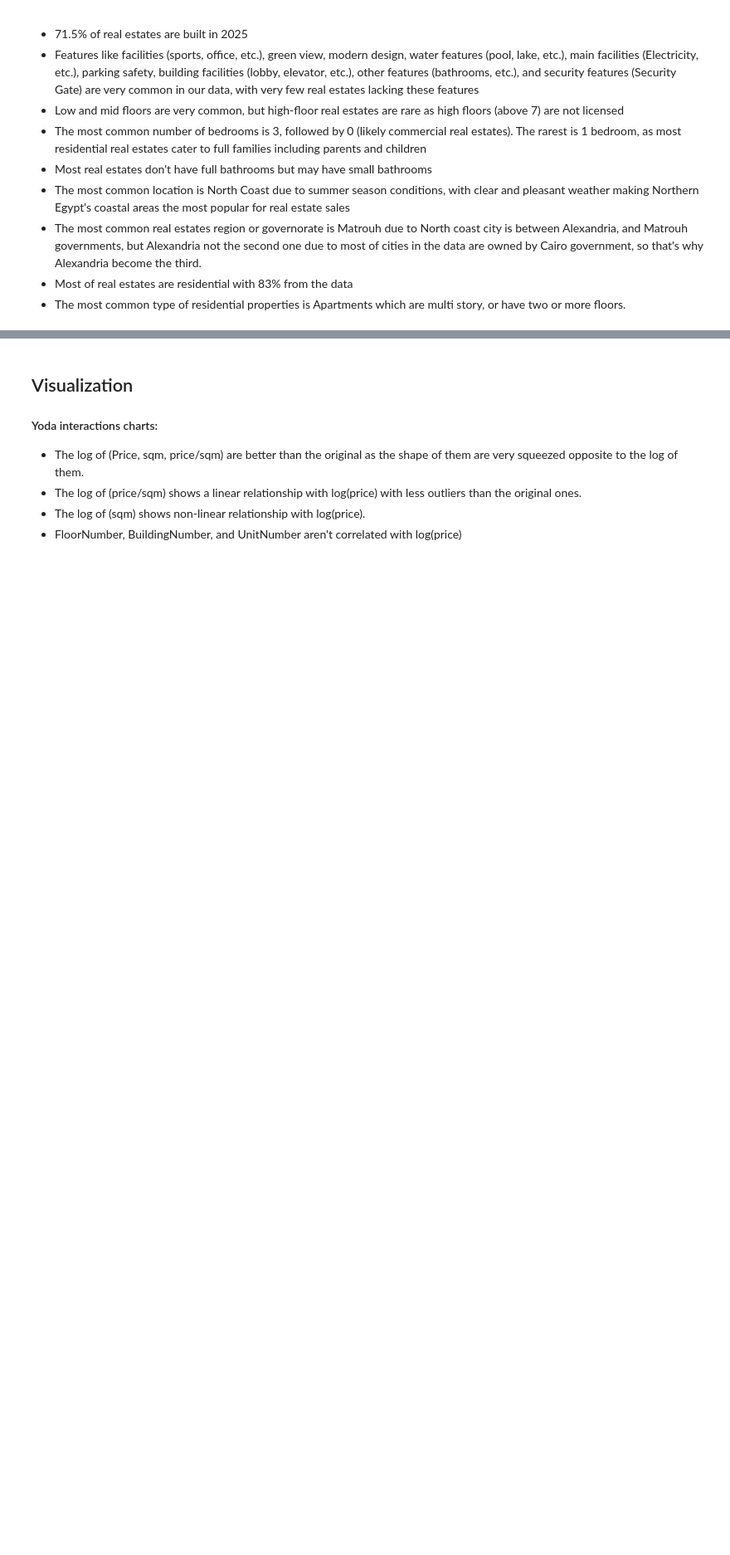
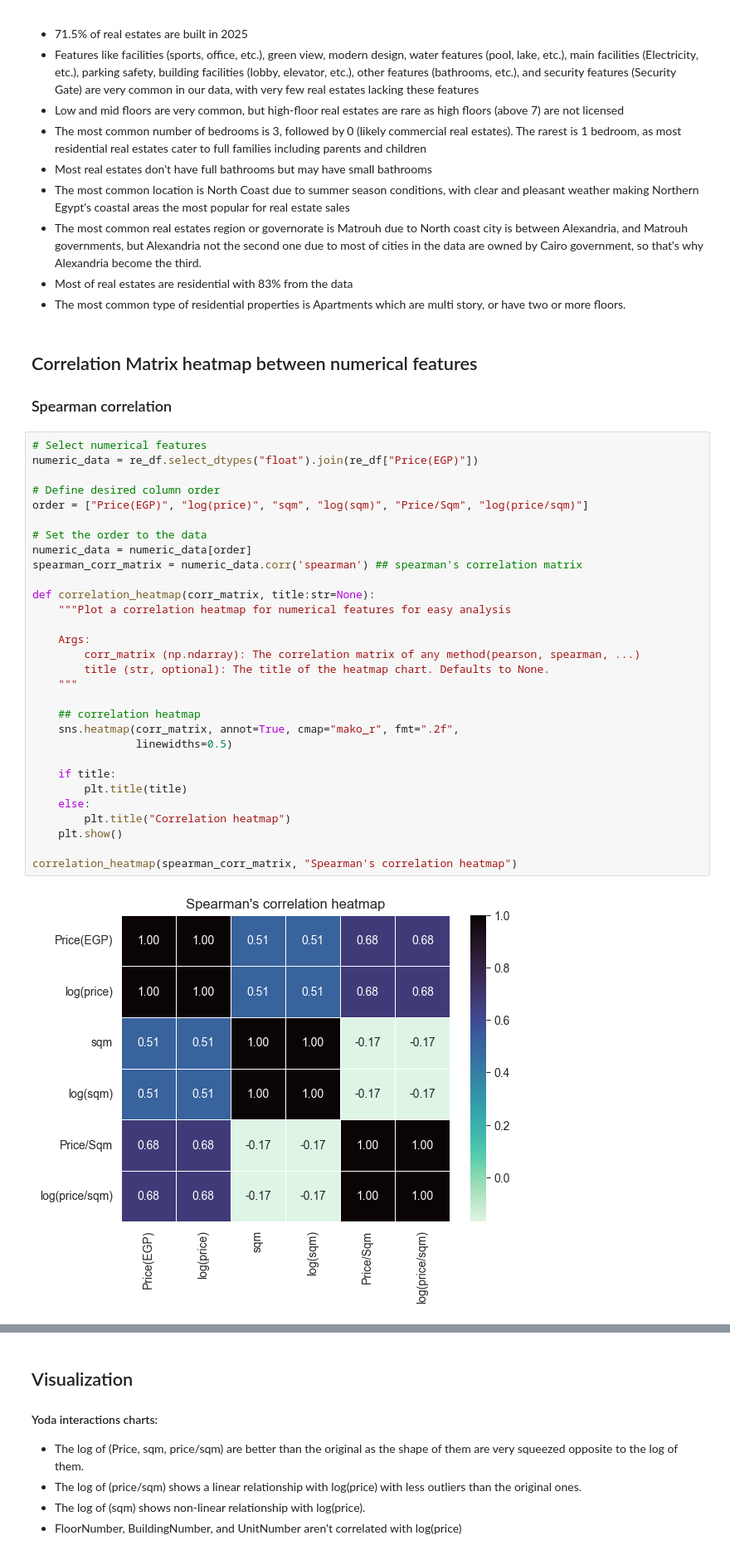
Before and after one commit to MinaAlberDS/Codveda-Internship, a Jupyter notebook: Level 1/Task 3/EDA.ipynb, the cells around one changed output, grey strips where cells are left out. Shown at 83% size. Saved outputs shown, nothing was run; the diff lists cells and outputs as text; blank space fills up the shorter version.

```diff
--- a/Level 1/Task 3/EDA.ipynb
+++ b/Level 1/Task 3/EDA.ipynb
@@ -54,3 +62,39 @@ re_df
 - The most common real estates region or governorate is Matrouh due to North coast city is between Alexandria, and Matrouh governments, but Alexandria not the second one due to most of cities in the data are owned by Cairo government, so that's why Alexandria become the third.
 - Most of real estates are residential with 83% from the data
 - The most common type of residential properties is Apartments which are multi story, or have two or more floors.
+# %% [markdown]
+## Correlation Matrix heatmap between numerical features
+
+### Spearman correlation
+# %%
+# Select numerical features
+numeric_data = re_df.select_dtypes("float").join(re_df["Price(EGP)"])
+
+# Define desired column order
+order = ["Price(EGP)", "log(price)", "sqm", "log(sqm)", "Price/Sqm", "log(price/sqm)"]
+
+# Set the order to the data
+numeric_data = numeric_data[order]
+spearman_corr_matrix = numeric_data.corr('spearman') ## spearman's correlation matrix
+
+def correlation_heatmap(corr_matrix, title:str=None):
+    """Plot a correlation heatmap for numerical features for easy analysis
+
+    Args:
+        corr_matrix (np.ndarray): The correlation matrix of any method(pearson, spearman, ...)
+        title (str, optional): The title of the heatmap chart. Defaults to None.
+    """
+
+    ## correlation heatmap
+    sns.heatmap(corr_matrix, annot=True, cmap="mako_r", fmt=".2f",
+                linewidths=0.5)
+
+    if title:
+        plt.title(title)
+    else:
+        plt.title("Correlation heatmap")
+    plt.show()
+
+correlation_heatmap(spearman_corr_matrix, "Spearman's correlation heatmap")
+# %% [output]
+[figure, added]
```
Also changed, not shown: parts of 24 cells of this notebook, 4 other files.
